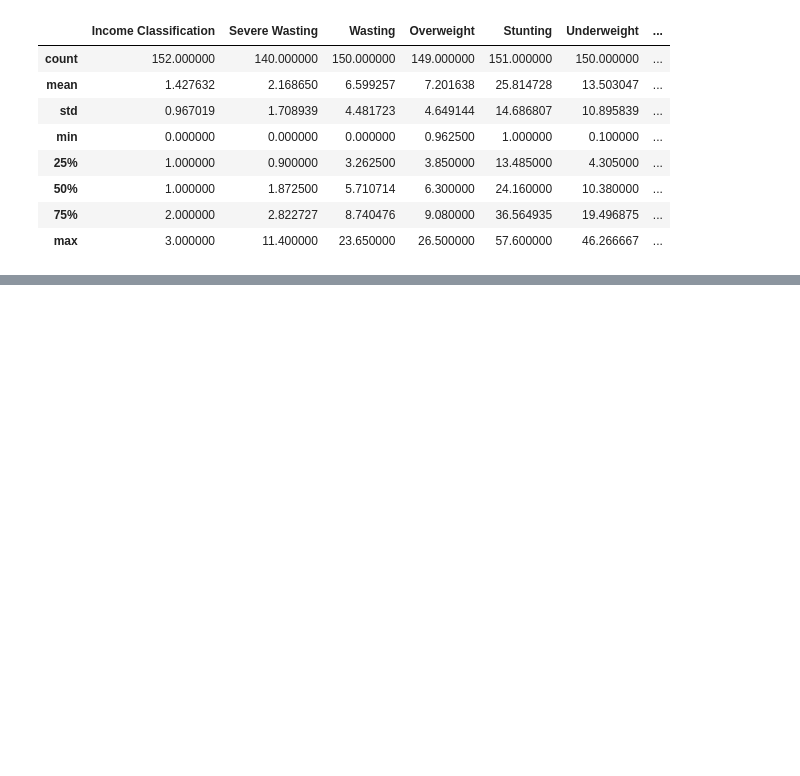
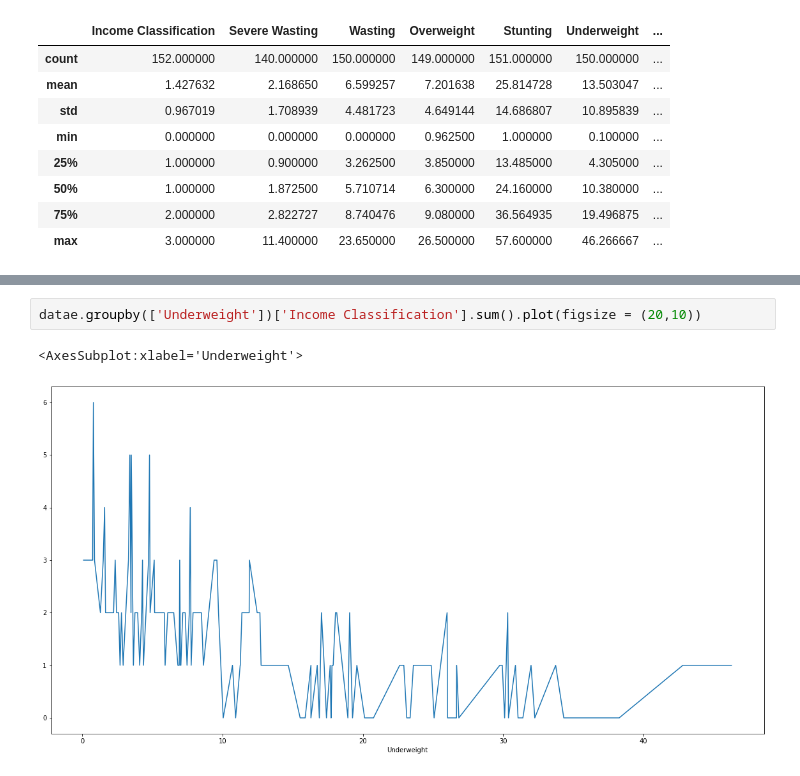
Before and after one commit to GOKU-GO/Curneu-Assessment, a Jupyter notebook: Problem statement 1- Country wise average.ipynb, the cells around one changed output, grey strips where cells are left out. Cells and saved outputs as stored; diff of their text form; blank space fills up the shorter version.

```diff
--- a/Problem statement 1- Country wise average.ipynb
+++ b/Problem statement 1- Country wise average.ipynb
@@ -69,0 +135,5 @@ datae[numerical]
+# %%
+datae.groupby(['Underweight'])['Income Classification'].sum().plot(figsize = (20,10))
+# %% [output]
+<AxesSubplot:xlabel='Underweight'>
+[figure, added]
```
Also changed, not shown: parts of 18 cells of this notebook, 3 other files.
